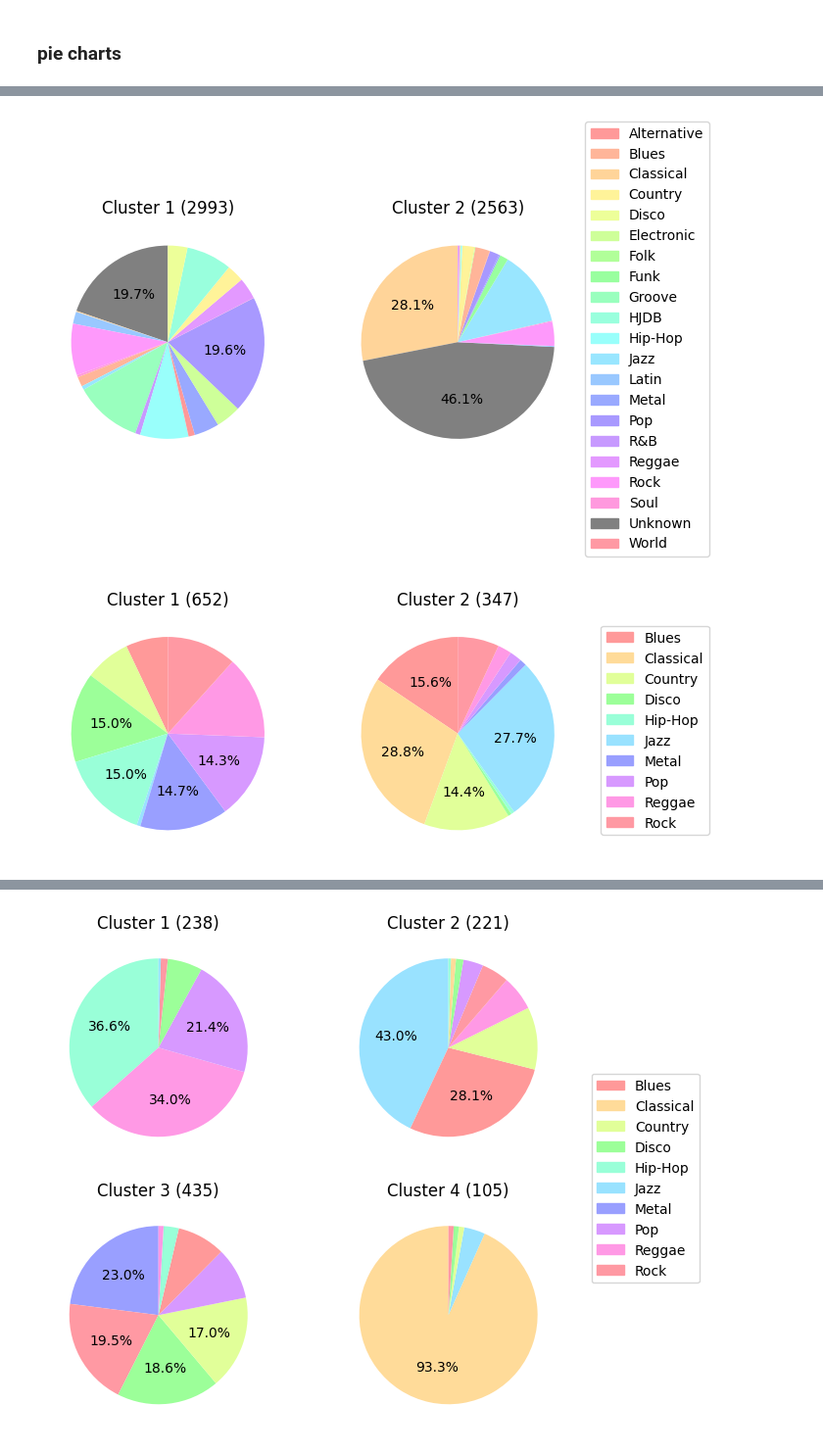
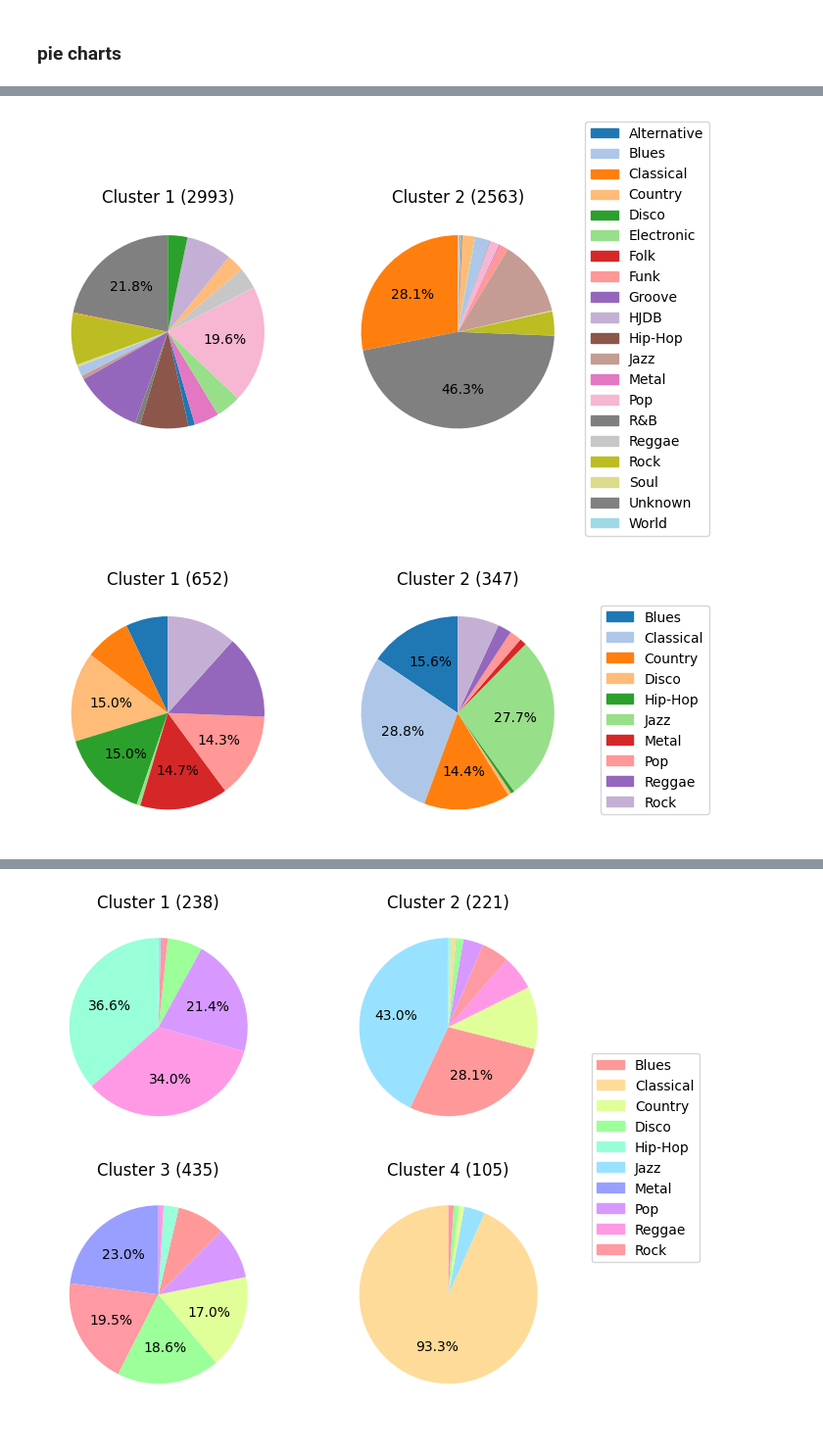
Before and after one commit to PulyaPolya/genres, a Jupyter notebook: dataset/beat_this_data.ipynb, the cells around one changed output, grey strips where cells are left out. Shown at 98% size. Cells and saved outputs as stored; diff of their text form; code cells hidden in the pictures.

Commit message:
non-unicorn pie charts

```diff
--- a/dataset/beat_this_data.ipynb
+++ b/dataset/beat_this_data.ipynb
@@ -1057,9 +1037,9 @@ def get_genre_cluster_distribution(clusters, spectrogram_keys, dataset = False,
 
 
         genres = ["Groove", "asap", "Classical", "jaah", "Jazz", "Pop", "filosax",   "Soul", "Alternative",
-                   "HJDB",   "Rock", "Country", "Reggae", "Latin", "R&B", 'Reggaeton',  'Dance/Electronic','Hip-Hop', "Electronic",
+                   "HJDB",   "Rock", "Country", "Reggae",  "R&B", 'Reggaeton',  'Dance/Electronic','Hip-Hop', "Electronic",
                    "Disco", "Blues", "hiphop", "Beatles", "Folk", "Metal", "World",'Classic Rock',
-                     "Bach", "classic", "Beethoven", "Fugue", "Funk",'Prog','Punk','Reggae', 'Grunge', 'Rock', "Dubstep", "Indie Rock"] # "guitar", "ballroom"
+                     "Bach", "classic", "Beethoven", "Fugue", "Funk",'Prog','Punk','Reggae', 'Grunge', 'Rock', "Dubstep", "Indie Rock"] # "guitar", "ballroom", "Latin",
 
     num_items = []
 
@@ -4394,7 +4379,7 @@ def get_pie_chart_viz(cluster_counts, layer , gtzan = True, save = False, save_s
         all_genres_mapped  = {'Disco', 'Metal', 'Hip-Hop', 'Pop','Reggae', 'Rock', 'Country', 'Blues','Jazz', "Classical" }
     else:
         all_genres_mapped = { 'Blues', 'Alternative', 'Hip-Hop', 'World',  "Unknown",
-                         'R&B', 'Country', 'Jazz', 'Latin', 'Reggae', 'Soul', 'Disco',  'HJDB', 'Metal', 'Electronic', 'Rock', 'Classical', 'Pop', 'Folk', 'Funk','Groove'}
+                         'R&B', 'Country', 'Jazz',  'Reggae', 'Soul', 'Disco',  'HJDB', 'Metal', 'Electronic', 'Rock', 'Classical', 'Pop', 'Folk', 'Funk','Groove'} #'Latin',
     all_genres_mapped = sorted(all_genres_mapped)
     def pastel_cmap(n, s=0.4, v=1.0):
             """Generate n pastel colors evenly spaced in HSV space."""
@@ -4405,9 +4390,10 @@ def get_pie_chart_viz(cluster_counts, layer , gtzan = True, save = False, save_s
     #genres_sorted = sorted(all_genres_mapped)
     pastel_colors = pastel_cmap(len(all_genres_mapped))
     #cmap = plt.cm.get_cmap("hsv")
-
+    cmap = plt.get_cmap("tab20")
     #colors = {genre: cmap(i / len(all_genres_mapped)) for i, genre in enumerate(all_genres_mapped)}
-    colors = {g: pastel_colors[i] for i, g in enumerate(all_genres_mapped)}
+    #colors = {g: pastel_colors[i] for i, g in enumerate(all_genres_mapped)}
+    colors = {genre: cmap(i % 20) for i, genre in enumerate(all_genres_mapped)}
     colors["Unknown"] = "grey"
 
     def make_autopct(values):
@@ -4476,8 +4454,8 @@ get_pie_chart_viz(full_cluster_counts, layer =13 + layer , gtzan =False, save =F
 # %%
-get_pie_chart_viz(full_cluster_counts, layer =13 + layer , gtzan = False, save = False, save_suffix ="_hard")
+get_pie_chart_viz(full_cluster_counts, layer =13 + layer , gtzan = False, save = True, save_suffix ="_hard")
 # %% [output]
-[figure, old version]
+[figure, new version]
 # %%
-get_pie_chart_viz(cluster_counts_gtzan, layer =13 + layer , gtzan = True, save = False, save_suffix ="_hard")
+get_pie_chart_viz(cluster_counts_gtzan, layer =13 + layer , gtzan = True, save = True, save_suffix ="_hard")
 # %% [output]
-[figure, old version]
+[figure, new version]
```
Also changed, not shown: parts of 15 cells of this notebook.
